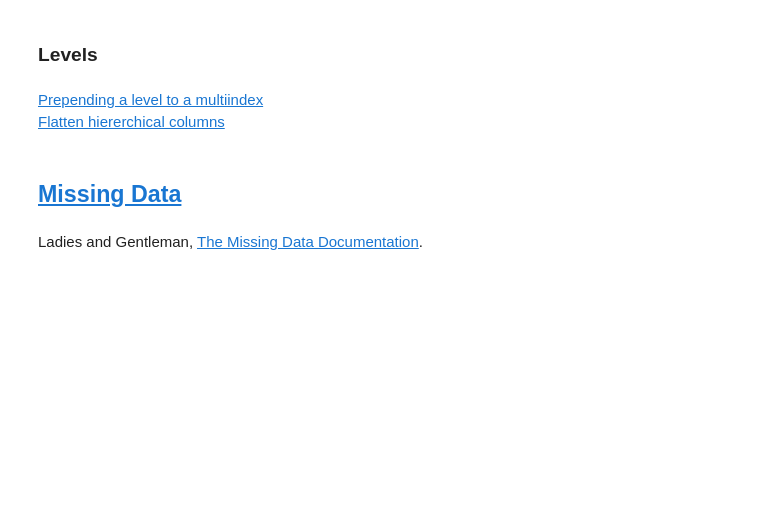
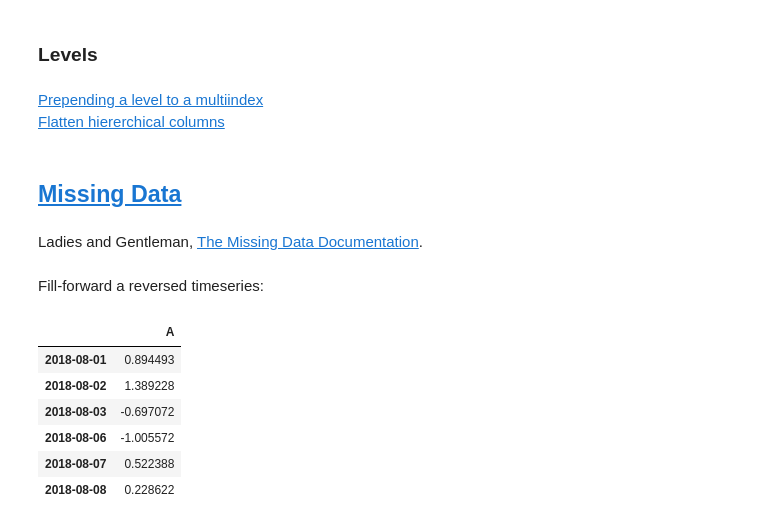
Before and after one commit to bgroveben/python3_machine_learning_projects, a Jupyter notebook: learn_kaggle/pandas/pandas_cookbook.ipynb, the cells around one changed output. Cells and saved outputs as stored; diff of their text form; code cells hidden in the pictures; blank space fills up the shorter version.

```diff
--- a/learn_kaggle/pandas/pandas_cookbook.ipynb
+++ b/learn_kaggle/pandas/pandas_cookbook.ipynb
@@ -778,3 +778,18 @@ df.sort_values(by=('Labs','II'),ascending=False)
 ## [Missing Data](https://pandas.pydata.org/pandas-docs/stable/cookbook.html#missing-data)
 # %% [markdown]
 Ladies and Gentleman, [The Missing Data Documentation](https://pandas.pydata.org/pandas-docs/stable/missing_data.html#missing-data).
+# %% [markdown]
+Fill-forward a reversed timeseries:
+# %%
+df = pd.DataFrame(np.random.randn(6,1),
+                 index=pd.date_range('2018-08-01',periods=6,freq='B'),
+                 columns=list('A'))
+df
+# %% [output]
+|  | A |
+| 2018-08-01 | 0.894493 |
+| 2018-08-02 | 1.389228 |
+| 2018-08-03 | -0.697072 |
+| 2018-08-06 | -1.005572 |
+| 2018-08-07 | 0.522388 |
+| 2018-08-08 | 0.228622 |
```
Also changed, not shown: parts of 11 cells of this notebook.
